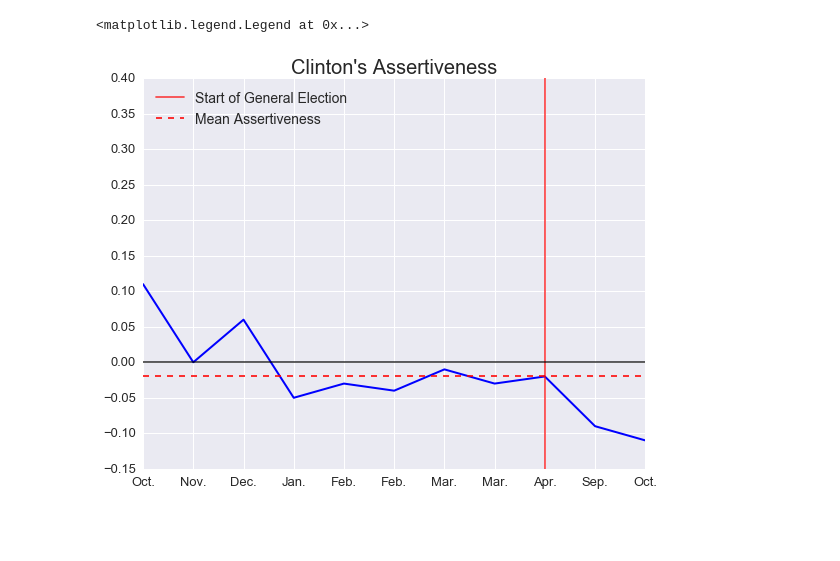
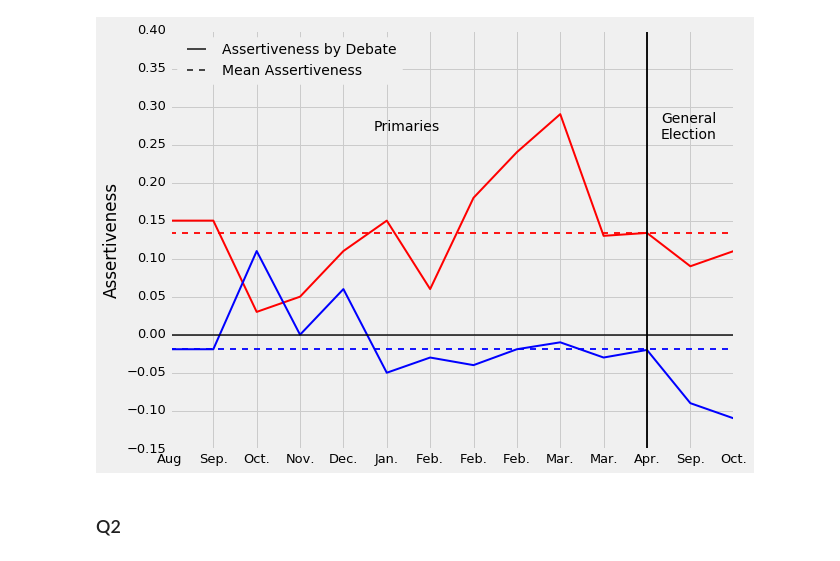
Before and after one commit to shuhn/election_pivot, a Jupyter notebook: code/graphing_work.ipynb, the cells around one changed output. Drawn from its saved outputs; the diff is of its cells as text; code cells hidden in the pictures; blank space fills up the shorter version.

```diff
--- a/code/graphing_work.ipynb
+++ b/code/graphing_work.ipynb
@@ -6,3 +11,7 @@ import seaborn as sns
 
 
 %matplotlib inline
+# %%
+dem_dates = ('skip',  'skip',   'Oct.', 'Nov.', 'Dec.', 'Jan.', 'Feb.', 'Feb.', 'AVERAGE',   'Mar.', 'Mar.', 'Apr.', 'Sep.', 'Oct.')
+rep_dates = ('Aug', 'Sep.', 'Oct.', 'Nov.', 'Dec.', 'Jan.', 'Feb.', 'Feb.', 'Feb.', 'Mar.', 'Mar.', 'AVERAGE',  'Sep.', 'Oct.')
+MASTER_DATES = ('Aug', 'Sep.', 'Oct.', 'Nov.', 'Dec.', 'Jan.', 'Feb.', 'Feb.', 'Feb.', 'Mar.', 'Mar.', 'Apr.', 'Sep.', 'Oct.')
@@ -11,3 +22,8 @@ trump_f = [0.15, 0.15,0.03, 0.05, 0.11, 0.15, 0.06, 0.18, 0.24, 0.29, 0.13, 0.09
 t_avg = sum(trump_f) / len(trump_f)
 clinton_f = [0.11, 0.0, 0.06, -0.05, -0.03, -0.04, -0.01, -0.03, -.02, -.09, -.11]
 c_avg = sum(clinton_f) / len(clinton_f)
+# %%
+#ADJUSTED
+clinton_f_adj = [c_avg, c_avg, 0.11, 0.0, 0.06, -0.05, -0.03, -0.04, c_avg, -0.01, -0.03, -.02, -.09, -.11]
+trump_f_adj = [0.15, 0.15, 0.03, 0.05, 0.11, 0.15, 0.06, 0.18, 0.24, 0.29, 0.13, t_avg, 0.09, .11]
+print len(clinton_f_adj), len(trump_f_adj)
@@ -31,16 +62,37 @@ plt.legend(loc = 'upper left', prop={'size':14})
 # %%
+plt.style.use('fivethirtyeight')
+
 fig, ax1 = plt.subplots(figsize=(9, 7))
-ax1.plot(clinton_f, color='blue', lw=2)
-ax1.set_title('Clinton\'s Assertiveness', fontsize=20)
+
+ax1.plot(trump_f_adj, color='red', lw=2)
+ax1.plot(clinton_f_adj, color='blue', lw=2)
+
 ax1.set_ylim([-.15, .4])
-ax1.axvline(8, color='red', alpha=0.7, linestyle = "-", label = "Start of General Election")
-ax1.axhline(0, color='black', alpha=0.7, linestyle = "-")
-ax1.axhline(c_avg, color='red', alpha=0.9, linestyle = "--", label = 'Mean Assertiveness')
-ax1.locator_params(nbins=11)
-ax1.set_xticklabels(('Oct.', 'Nov.', 'Dec.', 'Jan.', 'Feb.', 'Feb.', 'Mar.', 'Mar.', 'Apr.', 'Sep.', 'Oct.'))
+ax1.axvline(11, color='black', alpha=0.7, linestyle = "-", lw=2)
+ax1.axhline(0, color='black', alpha=0.7, linestyle = "-", lw=2)
+
+ax1.axhline(t_avg, color='red', alpha=0.9, linestyle = "--", lw=2)
+ax1.axhline(c_avg, color='blue', alpha=0.9, linestyle = "--", lw=2)
+
+ax1.axvline(11, color='black', alpha=0.7, linestyle = "-", lw=2, label = 'Assertiveness by Debate')
+ax1.axvline(11, color='black', alpha=0.7, linestyle = "--", lw=.01, label = 'Mean Assertiveness')
+
+ax1.text(.42, .77,'Primaries', ha='center', va='center', transform=ax1.transAxes, fontsize=14)
+ax1.text(.92, .79,'General', ha='center', va='center', transform=ax1.transAxes, fontsize=14)
+ax1.text(.92, .75,'Election', ha='center', va='center', transform=ax1.transAxes, fontsize=14)
+
+ax1.locator_params(nbins=14)
+ax1.set_xticklabels(MASTER_DATES)
+ax1.set_ylabel('Assertiveness')
 plt.tick_params(axis='both', which='major', labelsize=13)
 plt.tick_params(axis='both', which='minor', labelsize=13)
-plt.legend(loc = 'upper left', prop={'size':14})
+leg = plt.legend(loc = 'upper left', prop={'size':14})
+
+for legobj in leg.legendHandles:
+    legobj.set_linewidth(2.0)
+
+plt.savefig('both_q1.eps', format='eps', dpi=2000)
 # %% [output]
-<matplotlib.legend.Legend at 0x...>
-[figure, old version]
+[figure, new version]
+# %% [markdown]
+### Q2
```
Also changed, not shown: parts of 19 cells of this notebook, 14 other files.
